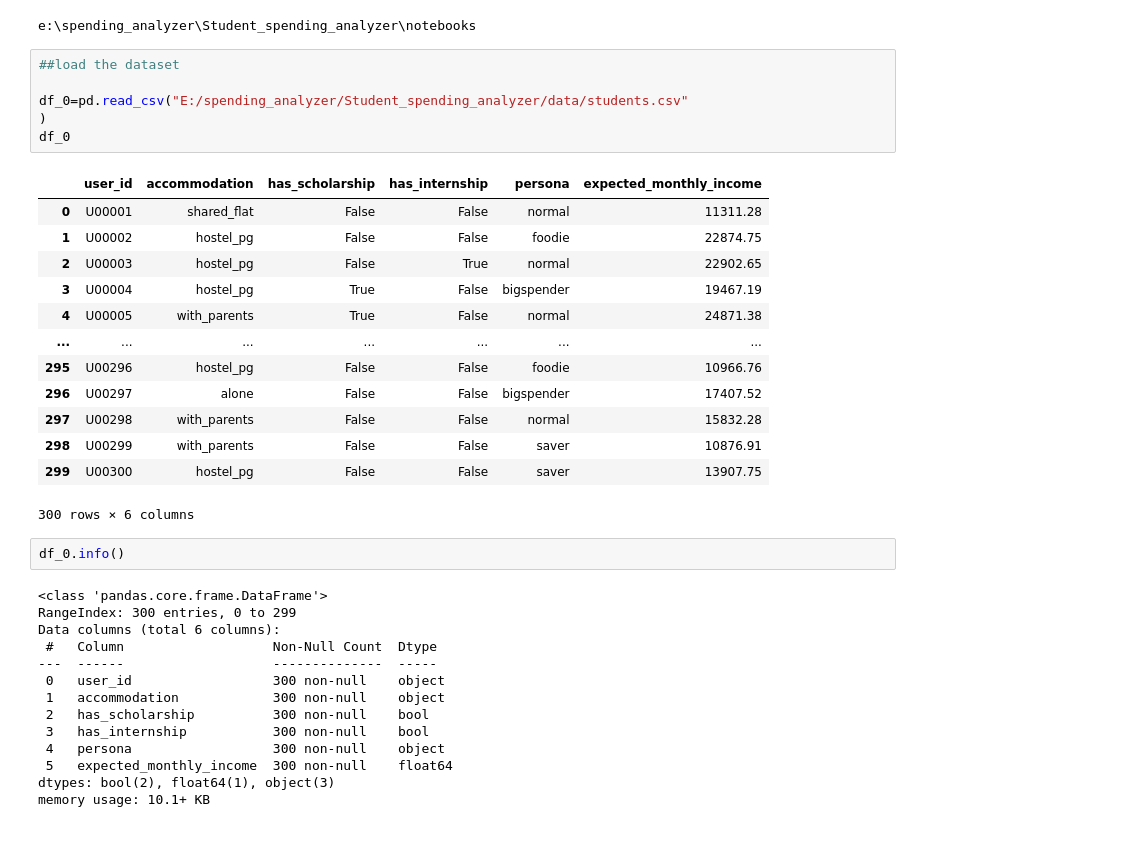
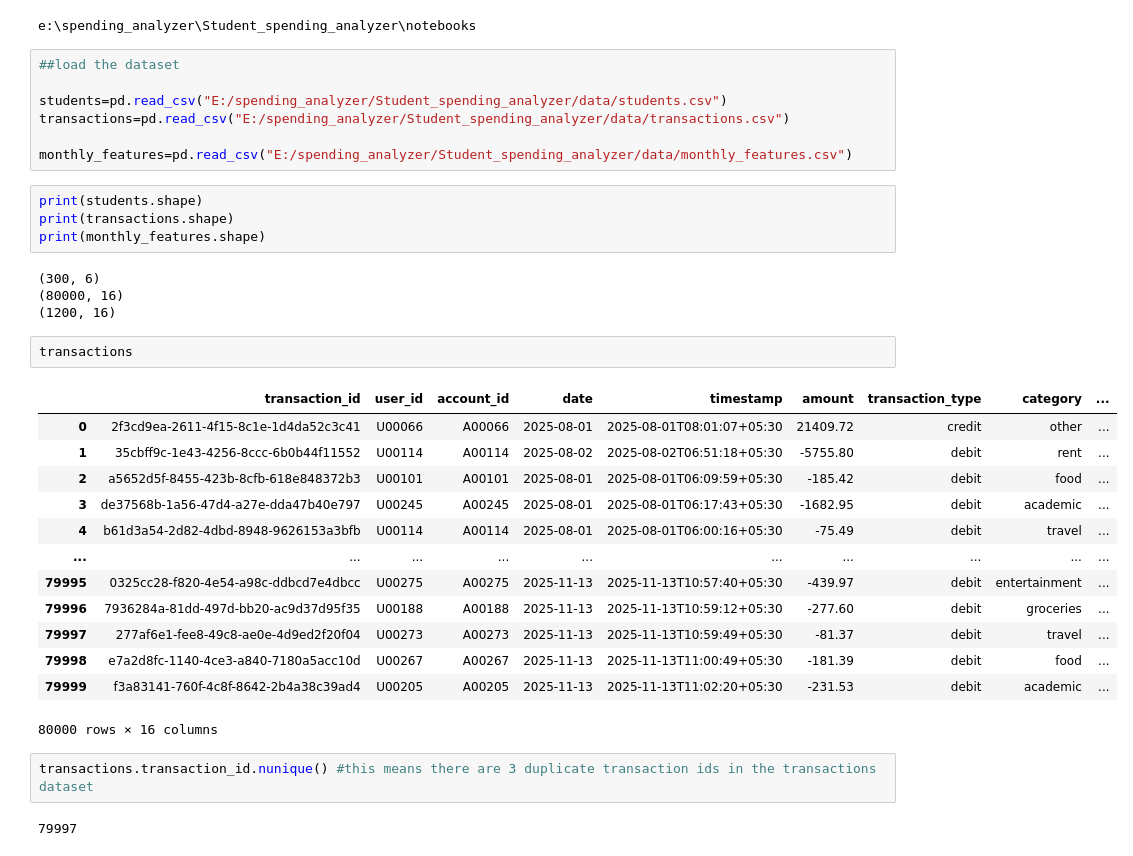
Before and after one commit to Vivek-afk81/Student_spending_analyzer, a Jupyter notebook: notebooks/EDA.ipynb, the cells around one changed output. Saved outputs shown, nothing was run; the diff lists cells and outputs as text.

```diff
--- a/notebooks/EDA.ipynb
+++ b/notebooks/EDA.ipynb
@@ -11,36 +11,35 @@ e:\spending_analyzer\Student_spending_analyzer\notebooks
 # %%
 ##load the dataset
 
-df_0=pd.read_csv("E:/spending_analyzer/Student_spending_analyzer/data/students.csv"
-)
-df_0
+students=pd.read_csv("E:/spending_analyzer/Student_spending_analyzer/data/students.csv")
+transactions=pd.read_csv("E:/spending_analyzer/Student_spending_analyzer/data/transactions.csv")
+
+monthly_features=pd.read_csv("E:/spending_analyzer/Student_spending_analyzer/data/monthly_features.csv")
-# %% [output]
-|  | user_id | accommodation | has_scholarship | has_internship | persona | expected_monthly_income |
-| 0 | U00001 | shared_flat | False | False | normal | 11311.28 |
-| 1 | U00002 | hostel_pg | False | False | foodie | 22874.75 |
-| 2 | U00003 | hostel_pg | False | True | normal | 22902.65 |
-| 3 | U00004 | hostel_pg | True | False | bigspender | 19467.19 |
-| 4 | U00005 | with_parents | True | False | normal | 24871.38 |
-| ... | ... | ... | ... | ... | ... | ... |
-| 295 | U00296 | hostel_pg | False | False | foodie | 10966.76 |
-| 296 | U00297 | alone | False | False | bigspender | 17407.52 |
-| 297 | U00298 | with_parents | False | False | normal | 15832.28 |
-| 298 | U00299 | with_parents | False | False | saver | 10876.91 |
-| 299 | U00300 | hostel_pg | False | False | saver | 13907.75 |
-300 rows × 6 columns
 # %%
-df_0.info()
+print(students.shape)
+print(transactions.shape)
+print(monthly_features.shape)
 # %% [output]
-<class 'pandas.core.frame.DataFrame'>
-RangeIndex: 300 entries, 0 to 299
-Data columns (total 6 columns):
- #   Column                   Non-Null Count  Dtype
----  ------                   --------------  -----
- 0   user_id                  300 non-null    object
- 1   accommodation            300 non-null    object
- 2   has_scholarship          300 non-null    bool
- 3   has_internship           300 non-null    bool
- 4   persona                  300 non-null    object
- 5   expected_monthly_income  300 non-null    float64
-dtypes: bool(2), float64(1), object(3)
-memory usage: 10.1+ KB
+(300, 6)
+(80000, 16)
+(1200, 16)
+# %%
+transactions
+# %% [output]
+|  | transaction_id | user_id | account_id | date | timestamp | amount | transaction_type | category | ... |
+| 0 | 2f3cd9ea-2611-4f15-8c1e-1d4da52c3c41 | U00066 | A00066 | 2025-08-01 | 2025-08-01T08:01:07+05:30 | 21409.72 | credit | other | ... |
+| 1 | 35cbff9c-1e43-4256-8ccc-6b0b44f11552 | U00114 | A00114 | 2025-08-02 | 2025-08-02T06:51:18+05:30 | -5755.80 | debit | rent | ... |
+| 2 | a5652d5f-8455-423b-8cfb-618e848372b3 | U00101 | A00101 | 2025-08-01 | 2025-08-01T06:09:59+05:30 | -185.42 | debit | food | ... |
+| 3 | de37568b-1a56-47d4-a27e-dda47b40e797 | U00245 | A00245 | 2025-08-01 | 2025-08-01T06:17:43+05:30 | -1682.95 | debit | academic | ... |
+| 4 | b61d3a54-2d82-4dbd-8948-9626153a3bfb | U00114 | A00114 | 2025-08-01 | 2025-08-01T06:00:16+05:30 | -75.49 | debit | travel | ... |
+| ... | ... | ... | ... | ... | ... | ... | ... | ... | ... |
+| 79995 | 0325cc28-f820-4e54-a98c-ddbcd7e4dbcc | U00275 | A00275 | 2025-11-13 | 2025-11-13T10:57:40+05:30 | -439.97 | debit | entertainment | ... |
+| 79996 | 7936284a-81dd-497d-bb20-ac9d37d95f35 | U00188 | A00188 | 2025-11-13 | 2025-11-13T10:59:12+05:30 | -277.60 | debit | groceries | ... |
+| 79997 | 277af6e1-fee8-49c8-ae0e-4d9ed2f20f04 | U00273 | A00273 | 2025-11-13 | 2025-11-13T10:59:49+05:30 | -81.37 | debit | travel | ... |
+| 79998 | e7a2d8fc-1140-4ce3-a840-7180a5acc10d | U00267 | A00267 | 2025-11-13 | 2025-11-13T11:00:49+05:30 | -181.39 | debit | food | ... |
+| 79999 | f3a83141-760f-4c8f-8642-2b4a38c39ad4 | U00205 | A00205 | 2025-11-13 | 2025-11-13T11:02:20+05:30 | -231.53 | debit | academic | ... |
+80000 rows × 16 columns
+# %%
+transactions.transaction_id.nunique() #this means there are 3 duplicate transaction ids in the transactions dataset
+# %% [output]
+79997
```
Also changed, not shown: parts of 23 cells of this notebook, 1 other file.
